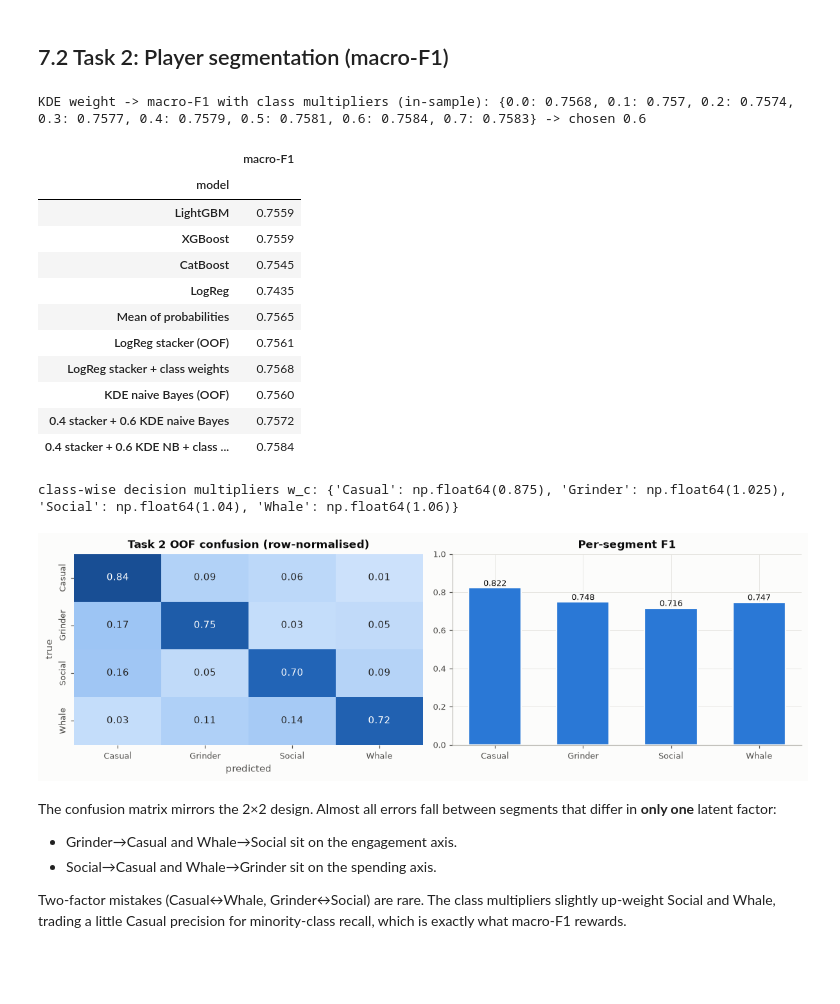
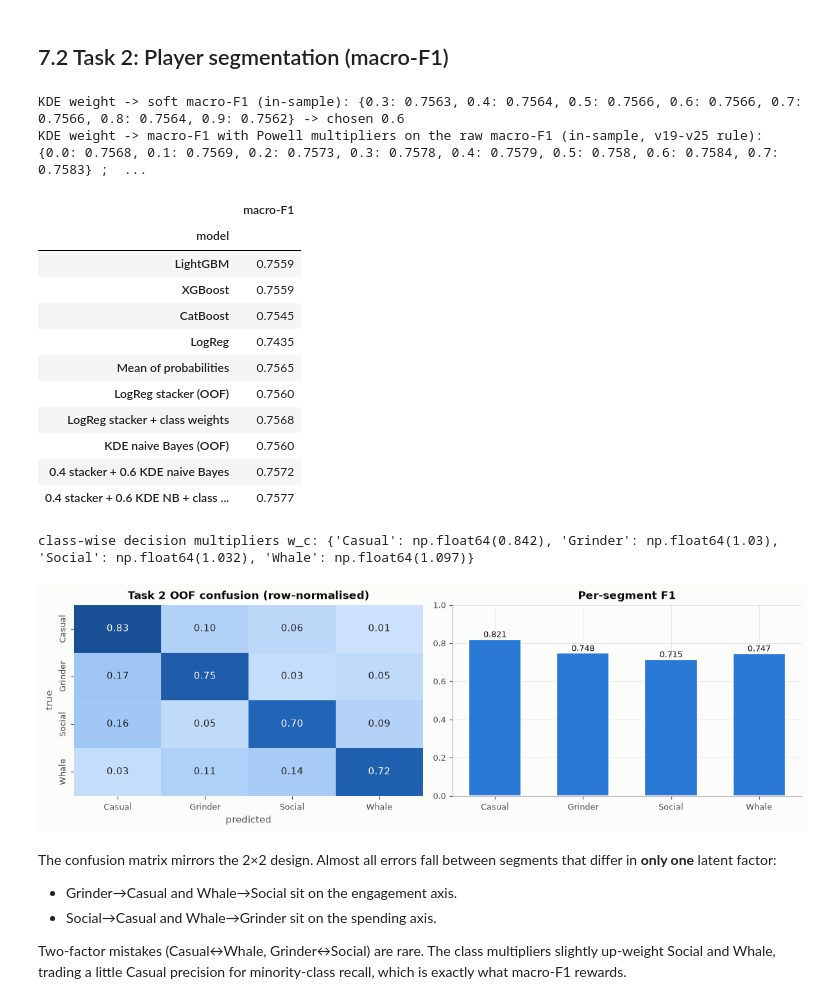
Before and after one commit to Menelaus122/cpe342-kaggle-ML007, a Jupyter notebook: task2/task2.ipynb, the cells around one changed output. Drawn from its saved outputs; the diff is of its cells as text; code cells hidden in the pictures; blank space fills up the shorter version.

```diff
--- a/task2/task2.ipynb
+++ b/task2/task2.ipynb
@@ -348,47 +348,58 @@ lr2_oof, lr2_test, STACKER2 = stack_multi(m2, y2, folds2)
 kde2 = cached("t2_kde_nb", lambda: task2.kde_nb_cv(*task2.load(), y2, folds2))
 mix2 = lambda p_stack, p_kde, w=None: (1 - (KDE_W2 if w is None else w)) * p_stack + (KDE_W2 if w is None else w) * p_kde
 kde_grid2 = {w: optimize_class_weights(y2, mix2(lr2_oof, kde2["oof"], w)) for w in (0.7, 0.6, 0.5, 0.4, 0.3, 0.2, 0.1, 0.0)}
-KDE_W2 = max(kde_grid2, key=lambda w: kde_grid2[w][1])
+# Round 34: the weight and the class multipliers are chosen on a SOFT macro-F1 (each row assigned by softmax((log p + v) / 0.1),
+# L-BFGS) instead of a Powell search on the raw macro-F1, which is a step function: nested, Powell picked weights 0.3-0.9 and
+# log-multipliers from -0.05 to +0.26 depending on the fold, the soft search 0.6 (27 of 30 folds) and nearly the same multipliers
+# every time. Nested gain +0.0003 to +0.0007 on four stacker splits and +0.0002 to +0.0012 on six fresh ones (mean +0.0006,
+# row-bootstrap 95% CI [+0.0001, +0.0011]; experiments/claude/fr_r34_t2_calib.py, fv_r34_t2_soft_confirm.py).
+from src.metrics import optimize_class_weights_soft
+soft_grid2 = {w: optimize_class_weights_soft(y2, mix2(lr2_oof, kde2["oof"], w)) for w in (0.3, 0.4, 0.5, 0.6, 0.7, 0.8, 0.9)}
+KDE_W2 = max(soft_grid2, key=lambda w: soft_grid2[w][1])
 stack2_oof, stack2_test = mix2(lr2_oof, kde2["oof"]), mix2(lr2_test, kde2["test"])
-W2, SCORE2 = kde_grid2[KDE_W2]
-print("KDE weight -> macro-F1 with class multipliers (in-sample):", {w: round(s_, 4) for w, (_, s_) in sorted(kde_grid2.items())}, "-> chosen", KDE_W2)
+W2 = soft_grid2[KDE_W2][0]
+SCORE2 = macro_f1(y2, apply_class_weights(stack2_oof, W2))
+print("KDE weight -> soft macro-F1 (in-sample):", {w: round(s_, 4) for w, (_, s_) in sorted(soft_grid2.items())}, "-> chosen", KDE_W2)
+print("KDE weight -> macro-F1 with Powell multipliers on the raw macro-F1 (in-sample, v19-v25 rule):",
+      {w: round(s_, 4) for w, (_, s_) in sorted(kde_grid2.items())}, f"; with the soft-search multipliers at {KDE_W2}: {SCORE2:.4f}")
 rows = [[k, macro_f1(y2, v["oof"].argmax(1))] for k, v in m2.items()]
 rows += [["Mean of probabilities", macro_f1(y2, np.mean([v["oof"] for v in m2.values()], 0).argmax(1))],
          ["LogReg stacker (OOF)", macro_f1(y2, lr2_oof.argmax(1))],
          ["LogReg stacker + class weights", kde_grid2[0.0][1]],
          ["KDE naive Bayes (OOF)", macro_f1(y2, kde2["oof"].argmax(1))],
          [f"{1 - KDE_W2:.1f} stacker + {KDE_W2:.1f} KDE naive Bayes", macro_f1(y2, stack2_oof.argmax(1))],
          [f"{1 - KDE_W2:.1f} stacker + {KDE_W2:.1f} KDE NB + class weights", SCORE2]]
 display(pd.DataFrame(rows, columns=["model", "macro-F1"]).set_index("model").style.format("{:.4f}").highlight_max(props="font-weight:bold"))
 print("class-wise decision multipliers w_c:", dict(zip(seg_names, np.round(W2, 3))))
 pred2 = apply_class_weights(stack2_test, W2)
 
 fig, axes = plt.subplots(1, 2, figsize=(11, 3.6))
 cm = confusion_matrix(y2, apply_class_weights(stack2_oof, W2), normalize="true")
 sns.heatmap(cm, annot=True, fmt=".2f", cmap=SEQ_CMAP, vmin=0, vmax=1, xticklabels=seg_names, yticklabels=seg_names, cbar=False, ax=axes[0])
 axes[0].set_xlabel("predicted"); axes[0].set_ylabel("true"); axes[0].set_title("Task 2 OOF confusion (row-normalised)")
 per_cls = f1_score(y2, apply_class_weights(stack2_oof, W2), average=None)
 axes[1].bar(seg_names, per_cls, color=CAT[0], width=0.6, **viz.bar_gap())
 for i, v in enumerate(per_cls):
     axes[1].text(i, v, f"{v:.3f}", ha="center", va="bottom", fontsize=8.5)
 axes[1].set_ylim(0, 1); axes[1].set_title("Per-segment F1")
 plt.tight_layout(); savefig(fig, "t2_confusion"); plt.show()
-summary.append(["Task 2", "macro-F1", SCORE2, "4 L1 models -> multinomial stacker, averaged with a KDE naive Bayes -> class multipliers"])
+summary.append(["Task 2", "macro-F1", SCORE2, "4 L1 models -> multinomial stacker, averaged with a KDE naive Bayes -> class multipliers (soft macro-F1 search)"])
 # %% [output]
-KDE weight -> macro-F1 with class multipliers (in-sample): {0.0: 0.7568, 0.1: 0.757, 0.2: 0.7574, 0.3: 0.7577, 0.4: 0.7579, 0.5: 0.7581, 0.6: 0.7584, 0.7: 0.7583} -> chosen 0.6
+KDE weight -> soft macro-F1 (in-sample): {0.3: 0.7563, 0.4: 0.7564, 0.5: 0.7566, 0.6: 0.7566, 0.7: 0.7566, 0.8: 0.7564, 0.9: 0.7562} -> chosen 0.6
+KDE weight -> macro-F1 with Powell multipliers on the raw macro-F1 (in-sample, v19-v25 rule): {0.0: 0.7568, 0.1: 0.7569, 0.2: 0.7573, 0.3: 0.7578, 0.4: 0.7579, 0.5: 0.758, 0.6: 0.7584, 0.7: 0.7583} ;  ...
 |  | macro-F1 |
 | model |  |
 | LightGBM | 0.7559 |
 | XGBoost | 0.7559 |
 | CatBoost | 0.7545 |
 | LogReg | 0.7435 |
 | Mean of probabilities | 0.7565 |
-| LogReg stacker (OOF) | 0.7561 |
+| LogReg stacker (OOF) | 0.7560 |
 | LogReg stacker + class weights | 0.7568 |
 | KDE naive Bayes (OOF) | 0.7560 |
 | 0.4 stacker + 0.6 KDE naive Bayes | 0.7572 |
-| 0.4 stacker + 0.6 KDE NB + class ... | 0.7584 |
+| 0.4 stacker + 0.6 KDE NB + class ... | 0.7577 |
-class-wise decision multipliers w_c: {'Casual': np.float64(0.875), 'Grinder': np.float64(1.025), 'Social': np.float64(1.04), 'Whale': np.float64(1.06)}
+class-wise decision multipliers w_c: {'Casual': np.float64(0.842), 'Grinder': np.float64(1.03), 'Social': np.float64(1.032), 'Whale': np.float64(1.097)}
 [figure]
 # %% [markdown]
 The confusion matrix mirrors the 2×2 design. Almost all errors fall between segments that differ in **only one** latent factor:
```
Also changed, not shown: parts of 3 cells of this notebook, 6 other files.
